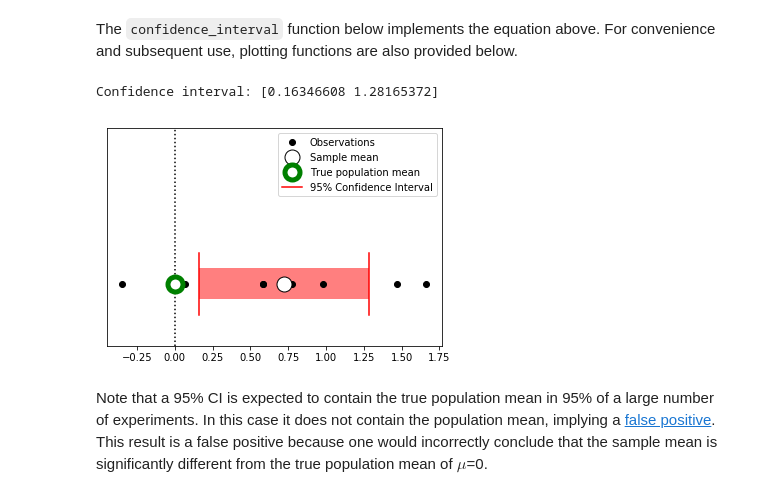
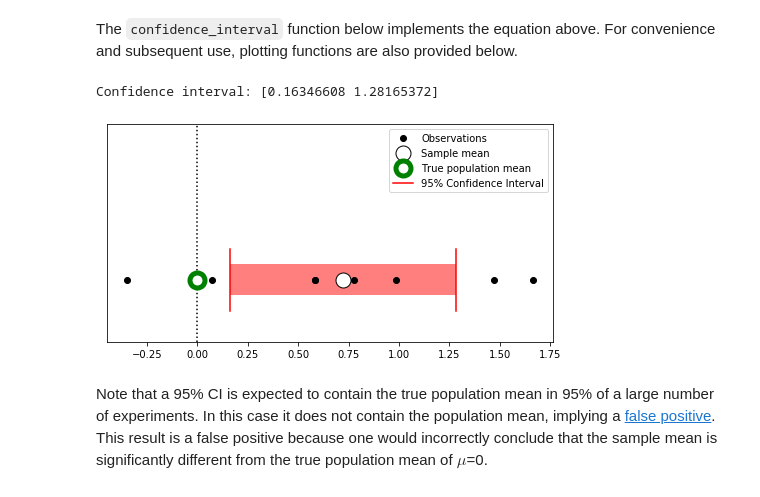
Before and after one commit to 0todd0000/cr1d, a Jupyter notebook: Notebooks/ipynb/AppendixA.ipynb, the cells around one changed output. Drawn from its saved outputs; the diff is of its cells as text; code cells hidden in the pictures.

```diff
--- a/Notebooks/ipynb/AppendixA.ipynb
+++ b/Notebooks/ipynb/AppendixA.ipynb
@@ -89,54 +98,63 @@ pyplot.show()
 The `confidence_interval` function below implements the equation above. For convenience and subsequent use, plotting functions are also provided below.
 # %%
 def confidence_interval(y, alpha=0.05):
-    J     = y.size                     #sample size
-    ybar  = y.mean()                   #sample mean
-    s     = y.std(ddof=1)              #sample standard deviation
-    df    = J - 1                      #degrees of freedom
-    c     = stats.t.isf(alpha/2, df)   #critical test statistic
-    w     = c * s / J**0.5             #interval width
-    ci    = ybar-w, ybar+w             #confidence interval
+    '''
+    Compute confidence interval for 0D univariate data.
+    '''
+    J    = y.size                   # sample size
+    ybar = y.mean()                 # sample mean
+    s    = y.std(ddof=1)            # sample standard deviation
+    df   = J - 1                    # degrees of freedom
+    c    = stats.t.isf(alpha/2, df) # critical test statistic
+    w    = c * s / J**0.5           # interval width
+    ci   = ybar-w, ybar+w           # confidence interval
     return np.array(ci)
 
 
 def plot_data(ax, y, plot_sample_mean=True, population_mean=None):
+    '''
+    Scatter plot for univariate 0D data.
+    '''
     ax.plot(y, np.zeros(J), 'ko', label='Observations')
     if plot_sample_mean:
         ax.plot(y.mean(), 0, 'ko', label='Sample mean', ms=15, mfc='w')
     if population_mean is not None:
         mu = population_mean
         ax.plot(mu, 0, 'go', label='True population mean', ms=15, mfc='w', mew=5)
         ax.axvline(mu, color='k', ls=':', zorder=-1)
 
 
 def plot_interval(y, interval, color='r', height=1, alpha=0.05, label='Confidence Interval'):
+    '''
+    Interval plot for univariate 0D data.
+    '''
     h,hh     = height, 0.5 * height
     x        = interval
     ax.plot( [x[0]]*2, [-h, h], color=color, label='%d%s %s' %(100*(1-alpha),'%', label))
     ax.plot( [x[1]]*2, [-h, h], color=color)
-    vertices = [(x[0],-hh), (x[1],-hh),    (x[1],hh), (x[0],hh)]
+    vertices = [(x[0], -hh), (x[1], -hh),    (x[1], hh), (x[0], hh)]
     patches  = PatchCollection([Polygon(vertices)])
     ax.add_collection(patches)
-    pyplot.setp(patches, facecolor=color, alpha=0.5, linewidth=0)
+    plt.setp(patches, facecolor=color, alpha=0.5, linewidth=0)
     ax.set_ylim(-2, 5)
     ax.set_yticks([])
 
 
 
 # compute 95% confidence interval:
-ci  = confidence_interval(y, alpha=0.05)
+ci = confidence_interval(y, alpha=0.05)
 print('Confidence interval: %s' %ci)
 
 
 # plot:
-ax  = pyplot.axes()
+fig, ax = plt.subplots(1, 1, figsize=(8, 4))
 plot_data(ax, y, plot_sample_mean=True, population_mean=0)
 plot_interval(ax, ci)
 ax.legend()
-pyplot.show()
+plt.show()
 # %% [output]
 Confidence interval: [0.16346608 1.28165372]
-[figure, old version]
+[figure, new version]
 # %% [markdown]
 Note that a 95% CI is expected to contain the true population mean in 95% of a large number of experiments. In this case it does not contain the population mean, implying a [false positive](https://en.wikipedia.org/wiki/False_positives_and_false_negatives#False_positive_error). This result is a false positive because one would incorrectly conclude that the sample mean is significantly different from the true population mean of $\mu$=0.
 # %% [markdown]
```
Also changed, not shown: parts of 7 cells of this notebook, 7 other files.
